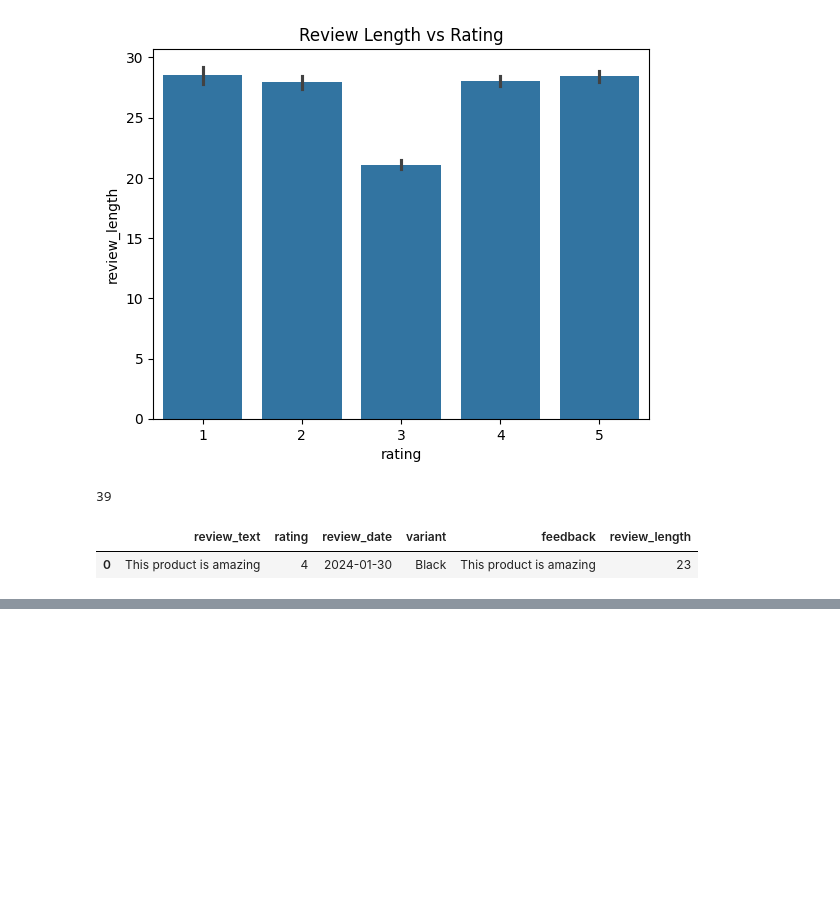
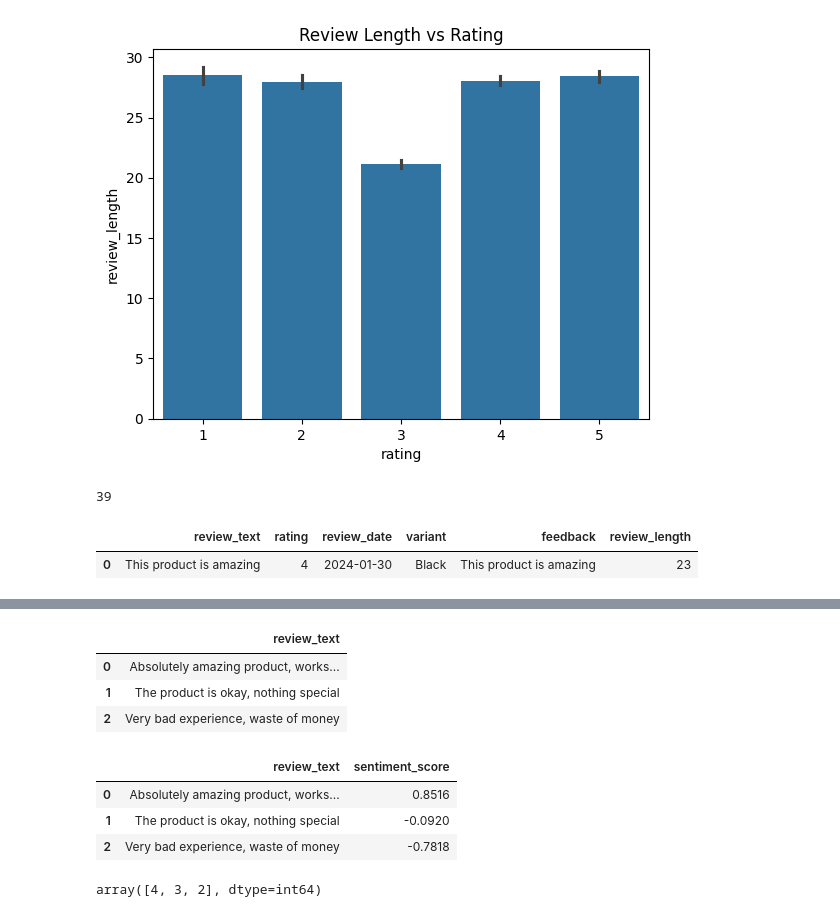
Before and after one commit to itzuditsharma/Sentiment-Analysis-Alexa, a Jupyter notebook: Review_prediction/process.ipynb, the cells around one changed output, grey strips where cells are left out. Drawn from its saved outputs; the diff is of its cells as text; code cells hidden in the pictures; blank space fills up the shorter version.

```diff
--- a/Review_prediction/process.ipynb
+++ b/Review_prediction/process.ipynb
@@ -85,0 +179,28 @@ X_train, X_test, y_train, y_test = train_test_split(X, y, test_size=0.2, random_
+# %%
+samples = [
+    "Absolutely amazing product, works perfectly",
+    "The product is okay, nothing special",
+    "Very bad experience, waste of money"
+]
+# %%
+sample_df = pd.DataFrame(
+    {
+        "review_text" : samples
+    }
+)
+# %%
+sample_df
+# %% [output]
+|  | review_text |
+| 0 | Absolutely amazing product, works... |
+| 1 | The product is okay, nothing special |
+| 2 | Very bad experience, waste of money |
+# %%
+sample_df["sentiment_score"] = sample_df["review_text"].apply(lambda x: sia.polarity_scores(x)["compound"])
+# %%
+sample_df
+# %% [output]
+|  | review_text | sentiment_score |
+| 0 | Absolutely amazing product, works... | 0.8516 |
+| 1 | The product is okay, nothing special | -0.0920 |
+| 2 | Very bad experience, waste of money | -0.7818 |
@@ -85,0 +209,4 @@ X_train, X_test, y_train, y_test = train_test_split(X, y, test_size=0.2, random_
+# %%
+predicted_ratings
+# %% [output]
+array([4, 3, 2], dtype=int64)
```
Also changed, not shown: parts of 19 cells of this notebook.
